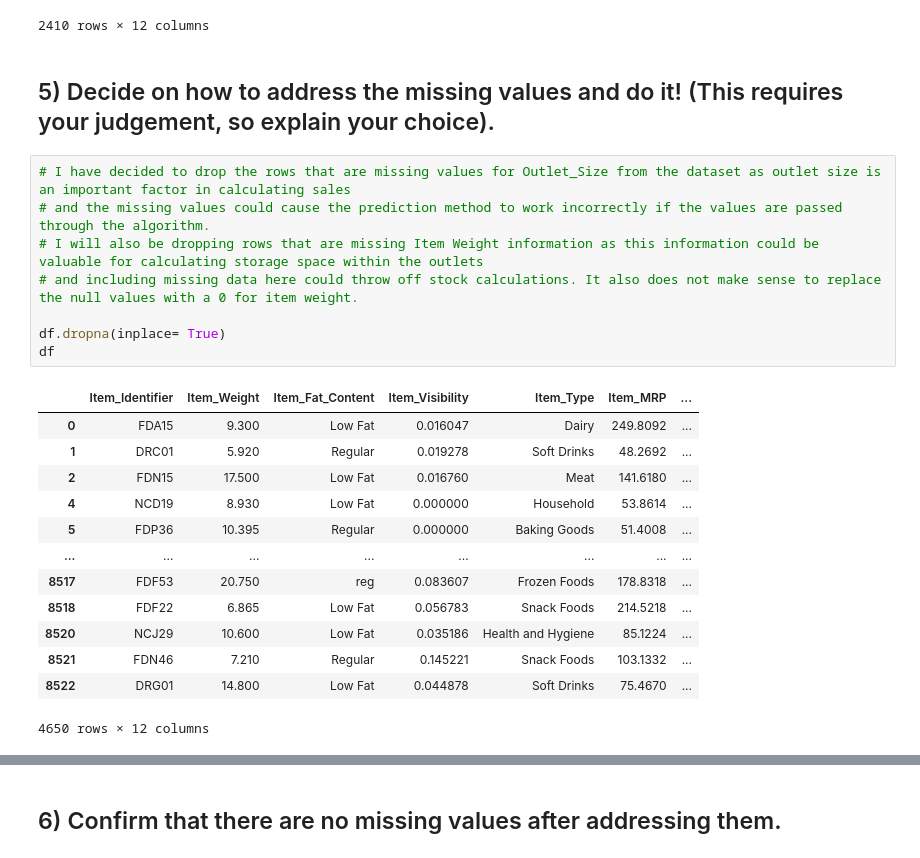
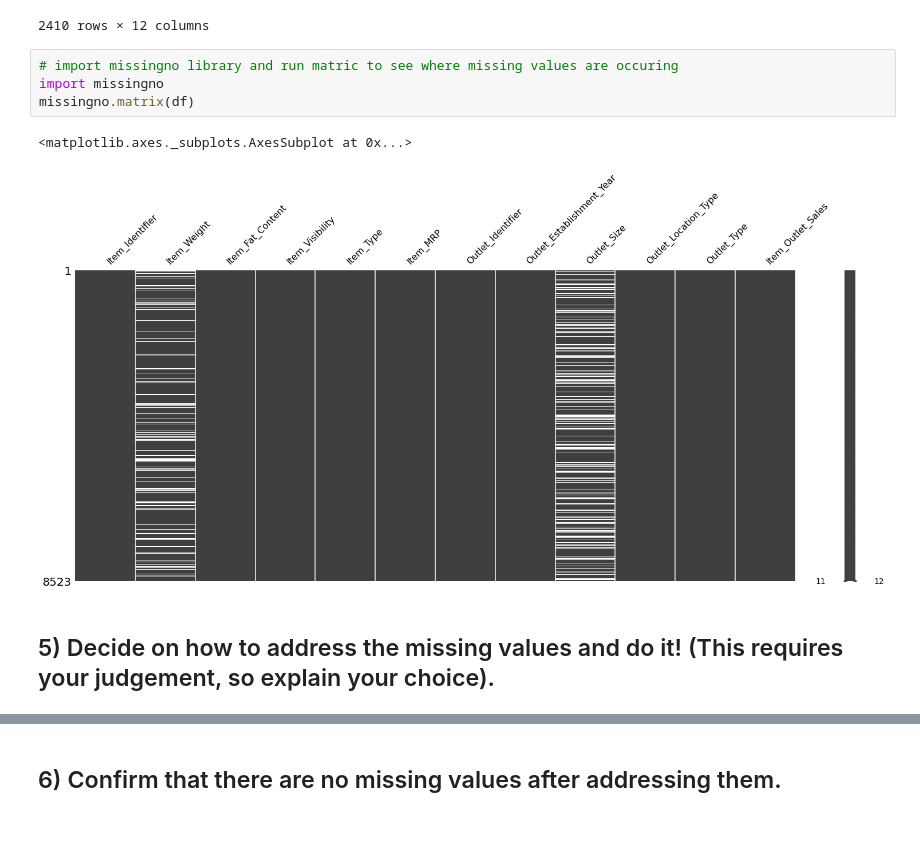
Before and after one commit to robertramos89/Predicting-Item-Sales, a Jupyter notebook: PortfolioProject1.ipynb, the cells around one changed output, grey strips where cells are left out. Drawn from its saved outputs; the diff is of its cells as text; blank space fills up the shorter version.

```diff
--- a/PortfolioProject1.ipynb
+++ b/PortfolioProject1.ipynb
@@ -138,27 +172,12 @@ df.loc[Outlet_Size_Missing,:]
 | 8514 | FDA01 | 15.000 | Regular | 0.054489 | Canned | 57.5904 | ... |
 | 8519 | FDS36 | 8.380 | Regular | 0.046982 | Baking Goods | 108.1570 | ... |
 2410 rows × 12 columns
+# %%
+# import missingno library and run matric to see where missing values are occuring
+import missingno
+missingno.matrix(df)
+# %% [output]
+<matplotlib.axes._subplots.AxesSubplot at 0x...>
+[figure, added]
 # %% [markdown]
 ## 5) Decide on how to address the missing values and do it! (This requires your judgement, so explain your choice).
-# %%
-# I have decided to drop the rows that are missing values for Outlet_Size from the dataset as outlet size is an important factor in calculating sales
-# and the missing values could cause the prediction method to work incorrectly if the values are passed through the algorithm.
-# I will also be dropping rows that are missing Item Weight information as this information could be valuable for calculating storage space within the outlets
-# and including missing data here could throw off stock calculations. It also does not make sense to replace the null values with a 0 for item weight.
-
-df.dropna(inplace= True)
-df
-# %% [output]
-|  | Item_Identifier | Item_Weight | Item_Fat_Content | Item_Visibility | Item_Type | Item_MRP | ... |
-| 0 | FDA15 | 9.300 | Low Fat | 0.016047 | Dairy | 249.8092 | ... |
-| 1 | DRC01 | 5.920 | Regular | 0.019278 | Soft Drinks | 48.2692 | ... |
-| 2 | FDN15 | 17.500 | Low Fat | 0.016760 | Meat | 141.6180 | ... |
-| 4 | NCD19 | 8.930 | Low Fat | 0.000000 | Household | 53.8614 | ... |
-| 5 | FDP36 | 10.395 | Regular | 0.000000 | Baking Goods | 51.4008 | ... |
-| ... | ... | ... | ... | ... | ... | ... | ... |
-| 8517 | FDF53 | 20.750 | reg | 0.083607 | Frozen Foods | 178.8318 | ... |
-| 8518 | FDF22 | 6.865 | Low Fat | 0.056783 | Snack Foods | 214.5218 | ... |
-| 8520 | NCJ29 | 10.600 | Low Fat | 0.035186 | Health and Hygiene | 85.1224 | ... |
-| 8521 | FDN46 | 7.210 | Regular | 0.145221 | Snack Foods | 103.1332 | ... |
-| 8522 | DRG01 | 14.800 | Low Fat | 0.044878 | Soft Drinks | 75.4670 | ... |
-4650 rows × 12 columns
```
Also changed, not shown: parts of 61 cells of this notebook.
